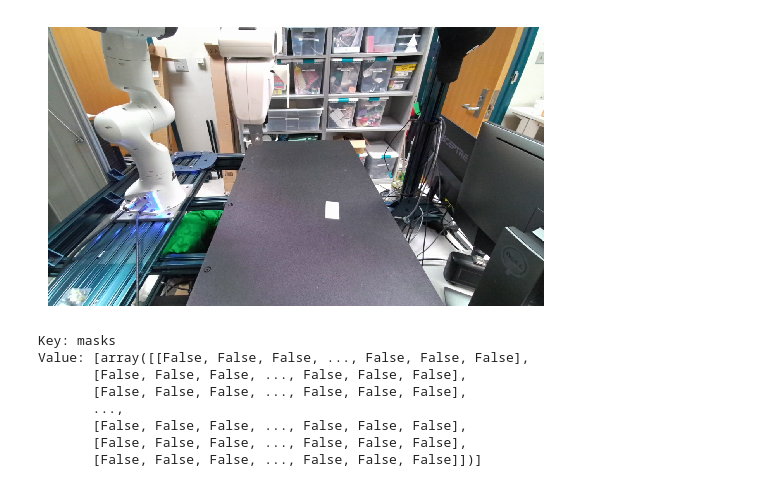
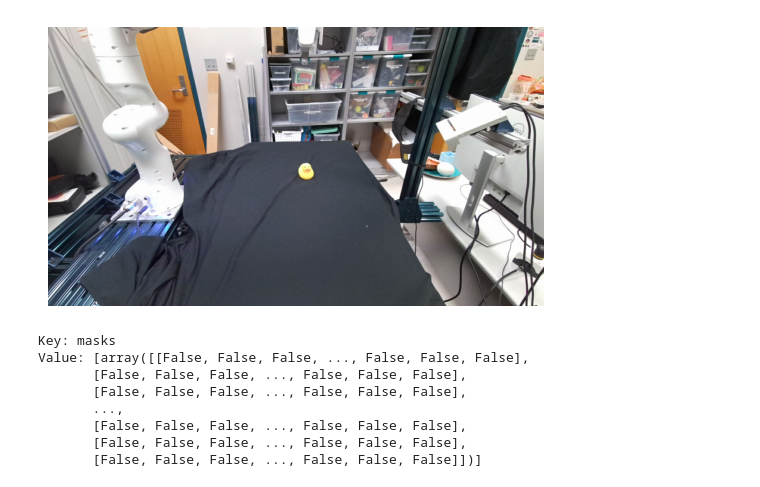
Before and after one commit to jacintosuner/robot-grasp, a Jupyter notebook: notebooks/reading_rdgbk_data.ipynb, the cells around one changed output. Drawn from its saved outputs; the diff is of its cells as text; code cells hidden in the pictures.

Commit message:
automatic clear and grasping scenes from video for affordance mask reference generation

```diff
--- a/notebooks/reading_rdgbk_data.ipynb
+++ b/notebooks/reading_rdgbk_data.ipynb
@@ -2,9 +2,9 @@
 import numpy as np
 import os
 
-npz_file = '/home/jacinto/robot-grasp/data/mask_references/new_reference/rgbdk.npy'
+npz_file = '/home/jacinto/robot-grasp/data/mask_references/reference_20241218_224442/clear_scene.npy'
 data = np.load(npz_file, allow_pickle=True).item()
 # Show the keys and values
-for key in data.keys():
-    print(f"Key: {key}")
-    print(f"Value: {data[key]}")
+# for key in data.keys():
+#     print(f"Key: {key}")
+#     print(f"Value: {data[key]}")
@@ -29,15 +11,15 @@ Value: [[604.32141113   0.         637.40759277]
 # %%
 import matplotlib.pyplot as plt
 
 # Extract the RGB array from the data
-rgb_array = data.item().get('rgb')
+rgb_array = data.get('rgb')
 
 # Display the RGB image
 plt.imshow(rgb_array)
 plt.axis('off')  # Hide the axis
 plt.show()
 # %% [output]
-[figure, old version]
+[figure, new version]
 # %%
 import numpy as np
 from scipy.ndimage import binary_dilation
```
Also changed, not shown: parts of 1 cell of this notebook, 26 other files.
